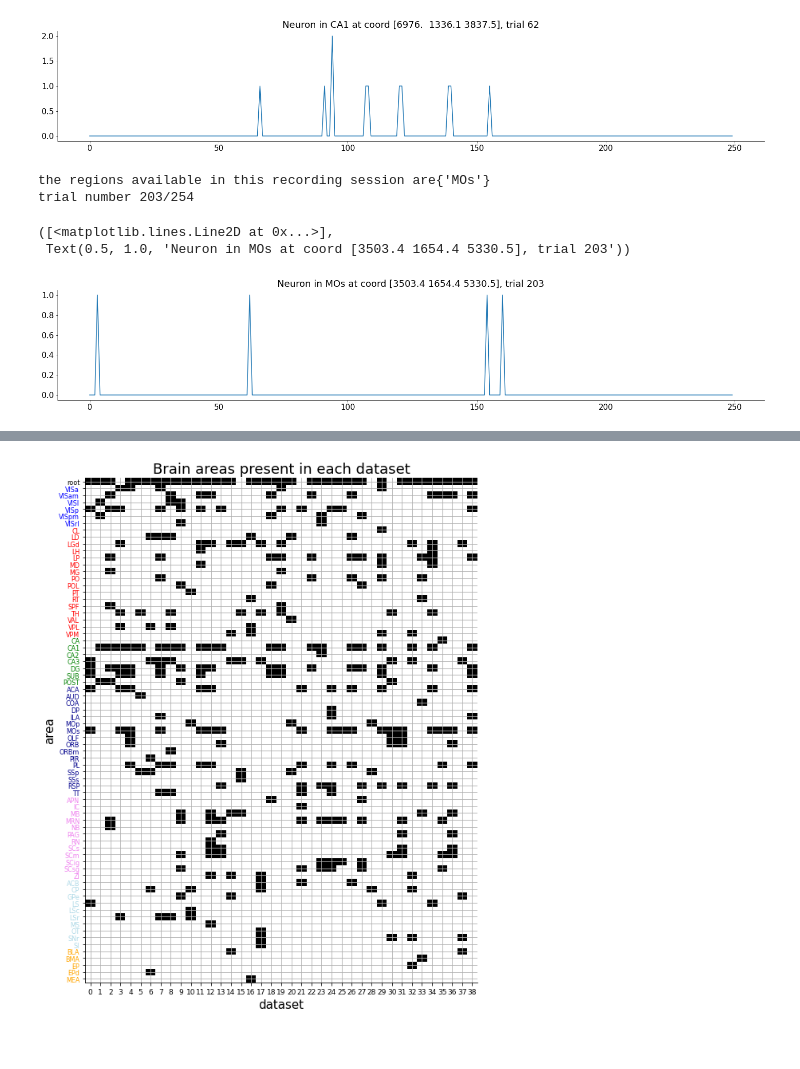
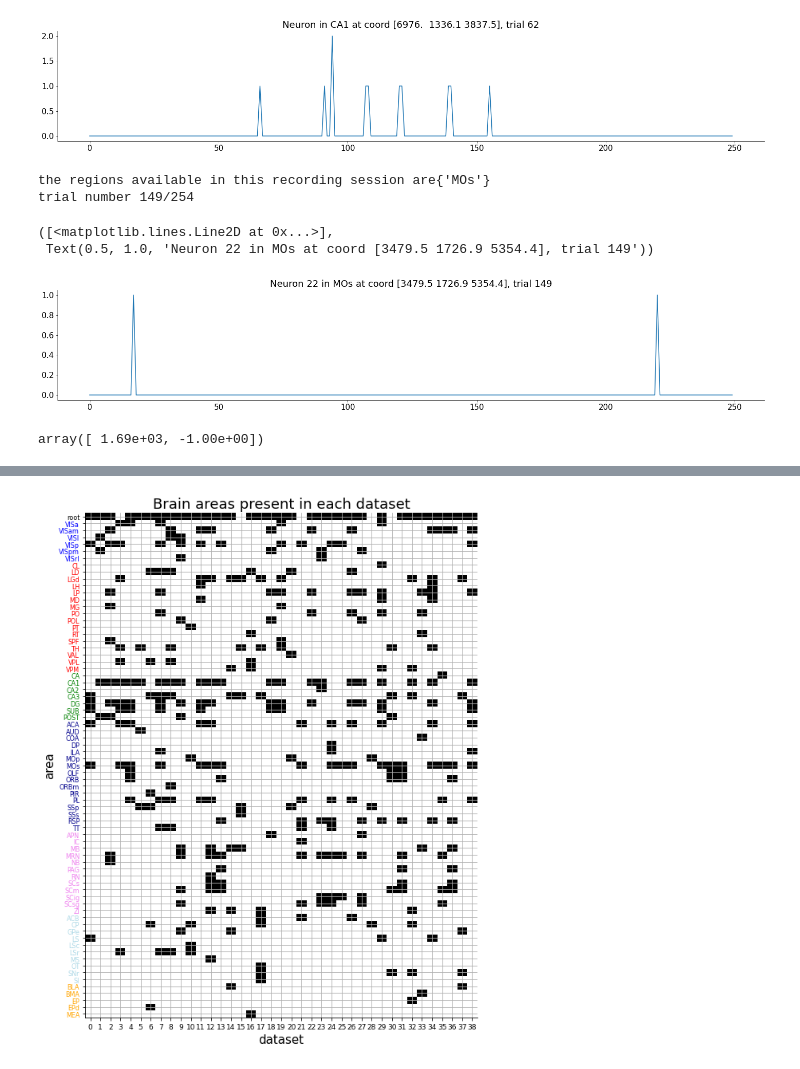
Before and after one commit to cindyhfls/NMA_DL_2021_project, a Jupyter notebook: SteinGetz.ipynb, the cells around one changed output, grey strips where cells are left out. Cells and saved outputs as stored; diff of their text form; code cells hidden in the pictures.

```diff
--- a/SteinGetz.ipynb
+++ b/SteinGetz.ipynb
@@ -143,34 +143,34 @@ def get_session(X):
 test=get_session(4)
 
 
 def root(session,region):
   rmrt=list(np.where(session['brain_area']!=region))[0]
   return rmrt
 
 rt=root(test,'MOs')
 
 def plot_spike(session,remove):
 
   #### remove data corresponding to root
   spike=np.delete(session['spks'],remove,axis=0)
   region=np.delete(session['brain_area'],remove,axis=0)
   print(f'the regions available in this recording session are{set(region)}')
   coord=np.delete(session['ccf'],remove,axis=0)
   #plot a random spike from given a session
   idx=np.random.randint(0,spike.shape[0])
   region=region[idx]
   coord=coord[idx]
   sp=spike[idx]
 
     ##get individual trial data
   trial=np.random.randint(0,sp.shape[0])
   print(f'trial number {trial}/{spike.shape[1]}')
-  return plt.plot(sp[trial]), plt.title(f'Neuron in {region} at coord {coord}, trial {trial}')
+  return plt.plot(sp[trial]), plt.title(f'Neuron {idx} in {region} at coord {coord}, trial {trial}')
 
 plot_spike(test,rt)
 # %% [output]
 the regions available in this recording session are{'MOs'}
-trial number 203/254
+trial number 149/254
 ([<matplotlib.lines.Line2D at 0x...>],
- Text(0.5, 1.0, 'Neuron in MOs at coord [3503.4 1654.4 5330.5], trial 203'))
+ Text(0.5, 1.0, 'Neuron 22 in MOs at coord [3479.5 1726.9 5354.4], trial 149'))
-[figure, old version]
+[figure, new version]
@@ -178,0 +177,5 @@ plt.plot(np.hstack(test['spks'][50]).shape
+# %%
+# test['response_time'][149]*100
+test['reaction_time'][149]
+# %% [output]
+array([ 1.69e+03, -1.00e+00])
```
Also changed, not shown: parts of 3 cells of this notebook.
